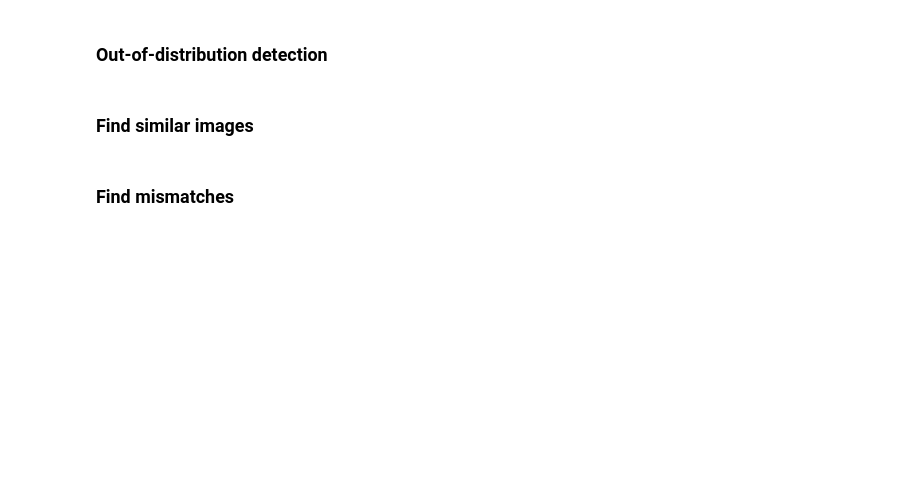
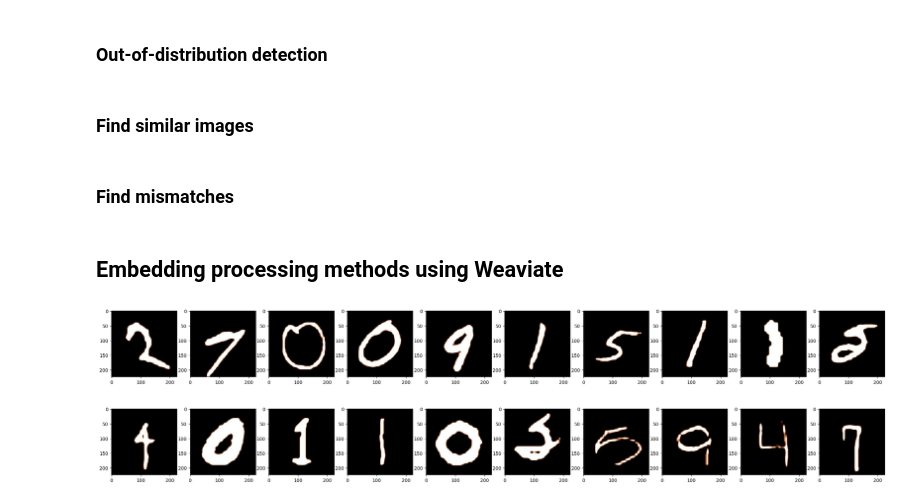
Before and after one commit to luxonis/luxonis-ml, a Jupyter notebook: examples/Embeddings_Processing_Example.ipynb, the cells around one changed output. Cells and saved outputs as stored; diff of their text form; code cells hidden in the pictures; blank space fills up the shorter version.

```diff
--- a/examples/Embeddings_Processing_Example.ipynb
+++ b/examples/Embeddings_Processing_Example.ipynb
@@ -19,7 +22,7 @@ from luxonis_ml.embeddings.utils.qdrant import Distance, QdrantAPI, QdrantManage
 QdrantManager("qdrant/qdrant", "qdrant_container2").start_docker_qdrant()
 
 # Connect to Qdrant
-qdrant_api = QdrantAPI("localhost", 6333, "mnist3")
+qdrant_api = QdrantAPI("localhost", 6333, "mnist4")
 
 # Create a collection
 qdrant_api.create_collection(vector_size=2048, distance=Distance.COSINE)
@@ -75,8 +83,9 @@ plt.show()
 # %% [markdown]
 ### Find similar images
 # %%
-i_sim, path_sim = find_similar_qdrant(
+i_sim, path_sim = find_similar(
     ids[4],
+    "qdrant",
     qdrant_api,
     dataset="",
     k=100,
@@ -119,3 +128,11 @@ for j in range(min(5, len(mis_img_paths))):
     plt.imshow(img)
 
 plt.show()
+# %% [markdown]
+## Embedding processing methods using Weaviate
+# %%
+w_api = WeaviateAPI("http://localhost:8080")
+w_api.create_collection(collection_name="Mnist_LDF")
+# %%
+embeddings, ids = w_api.get_all_embeddings_and_ids()
+labels = w_api.get_labels(ids)
@@ -121,0 +142,42 @@ plt.show()
+# %%
+# find representative images
+desired_size = int(len(embeddings) * 0.05)
+similarity_matrix = calculate_similarity_matrix(embeddings)
+selected_image_indices = find_representative_kmedoids(similarity_matrix, desired_size)
+
+# find img paths for representative images
+represent_img_paths = [ids[i] for i in selected_image_indices]
+
+# plot
+plt.rcParams["figure.figsize"] = [30, 10]
+
+for j in range(min(10, len(represent_img_paths))):
+    plt.subplot(1, 10, j + 1)
+    uuid = str(represent_img_paths[j])
+    img_filepath = "./mnist_images/" + uuid + ".jpg"
+    img = cv2.imread(img_filepath)
+    plt.imshow(img)
+
+plt.show()
+# %% [output]
+[figure, added]
+# %%
+# find outlier images
+idx = leverage_OOD(X)
+
+# find img paths for outlier images
+outlier_img_paths = [ids[i] for i in idx]
+
+# plot
+plt.rcParams["figure.figsize"] = [30, 10]
+
+for j in range(min(10, len(outlier_img_paths))):
+    plt.subplot(1, 10, j + 1)
+    uuid = str(outlier_img_paths[j])
+    img_filepath = "./mnist_images/" + uuid + ".jpg"
+    img = cv2.imread(img_filepath)
+    plt.imshow(img)
+
+plt.show()
+# %% [output]
+[figure, added]
```
Also changed, not shown: parts of 7 cells of this notebook, 6 other files.
